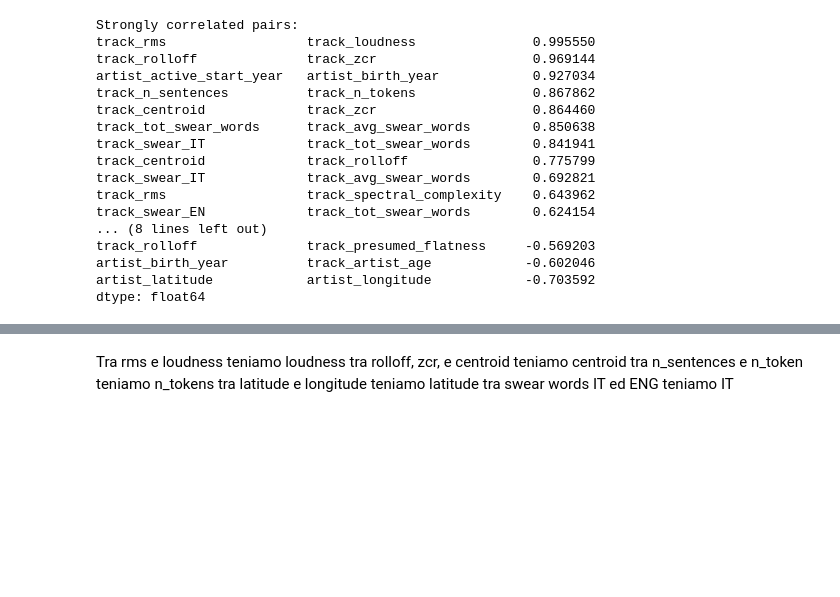
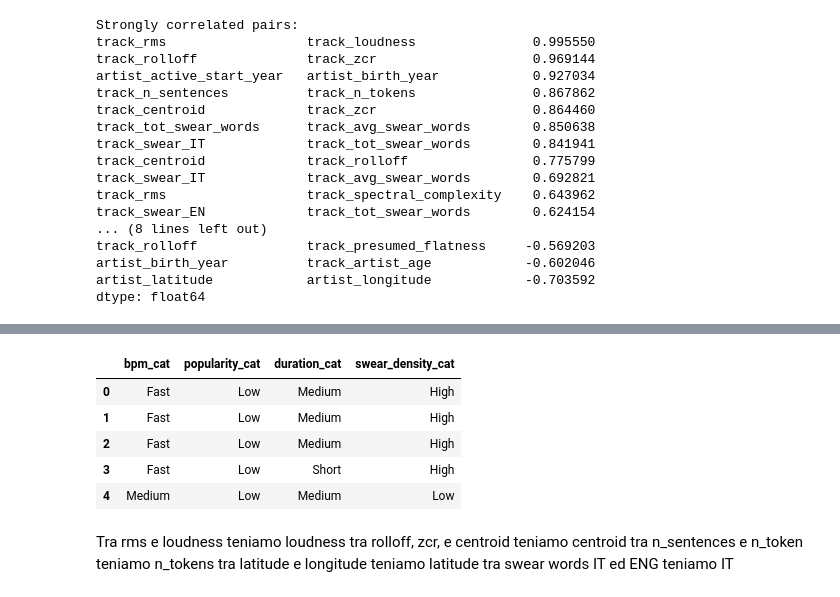
Before and after one commit to Ludovico1104/Progetto-I2ML, a Jupyter notebook: prova.ipynb, the cells around one changed output, grey strips where cells are left out. Saved outputs shown, nothing was run; the diff lists cells and outputs as text; code cells hidden in the pictures; blank space fills up the shorter version.

```diff
--- a/prova.ipynb
+++ b/prova.ipynb
@@ -343,3 +349,50 @@ dtype: float64
+# %%
+# Discretize numeric variables into categorical bins
+bpm = pd.to_numeric(merged["track_bpm"], errors="coerce")
+pop = pd.to_numeric(merged["track_popularity"], errors="coerce")
+dur = pd.to_numeric(merged["track_duration_ms"], errors="coerce")
+swear_it = pd.to_numeric(merged["track_swear_IT"], errors="coerce")
+swear_en = pd.to_numeric(merged["track_swear_EN"], errors="coerce")
+swear_total = swear_it.add(swear_en, fill_value=0)
+
+# Swear density = swear words per minute
+duration_min = dur / 60000
+swear_density = swear_total / duration_min
+swear_density = swear_density.replace([np.inf, -np.inf], np.nan)
+
+encoded = pd.get_dummies([])
+
+encoded["bpm_cat"] = pd.cut(
+    bpm,
+    bins=[-np.inf, 90, 120, np.inf],
+    labels=["Slow", "Medium", "Fast"]
+ )
+encoded["popularity_cat"] = pd.cut(
+    pop,
+    bins=[-np.inf, 1e2, 1e4, np.inf],
+    labels=["Low", "Medium", "High"]
+ )
+encoded["duration_cat"] = pd.cut(
+    dur,
+    bins=[-np.inf, 180000, 300000, np.inf],
+    labels=["Short", "Medium", "Long"]
+ )
+
+median_swear_density = swear_density.median(skipna=True)
+encoded["swear_density_cat"] = pd.cut(
+    swear_density,
+    bins=[-np.inf, median_swear_density, np.inf],
+    labels=["Low", "High"]
+ )
+
+encoded.head()
+# %% [output]
+|  | bpm_cat | popularity_cat | duration_cat | swear_density_cat |
+| 0 | Fast | Low | Medium | High |
+| 1 | Fast | Low | Medium | High |
+| 2 | Fast | Low | Medium | High |
+| 3 | Fast | Low | Short | High |
+| 4 | Medium | Low | Medium | Low |
 # %% [markdown]
 Tra rms e loudness teniamo loudness
 tra rolloff, zcr, e centroid teniamo centroid
```
Also changed, not shown: parts of 1 cell of this notebook.
